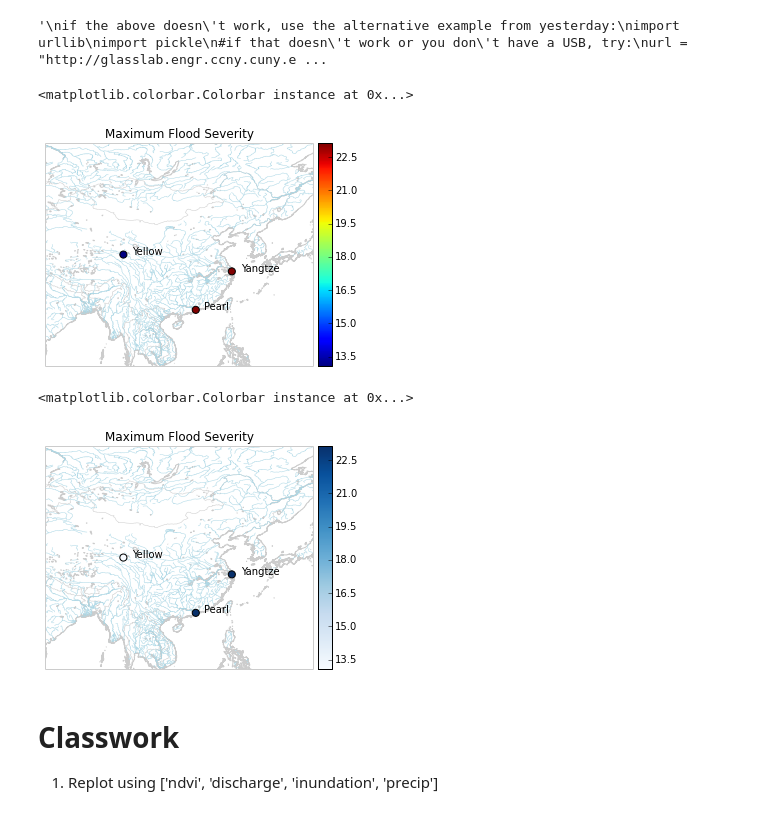
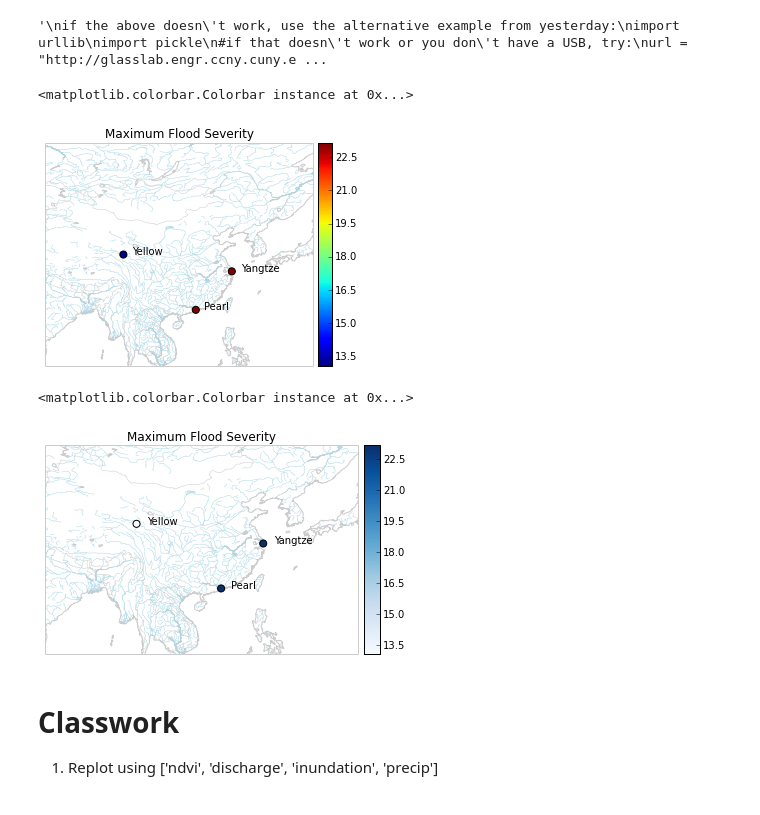
Before and after one commit to story645/EAS213, a Jupyter notebook: notebooks/class4.ipynb, the cells around one changed output. Saved outputs shown, nothing was run; the diff lists cells and outputs as text; code cells hidden in the pictures.

Commit message:
added extra graphs and updated instructions

```diff
--- a/notebooks/class4.ipynb
+++ b/notebooks/class4.ipynb
@@ -81,7 +98,7 @@ lon = 113.7333
 fig = plt.figure()
 ax = fig.add_subplot(1,1,1)
 #change the bounding box for the river delta
-m = Basemap(projection='cyl', ax=ax, resolution = 'h',
+m = Basemap(projection='cyl', ax=ax, resolution = 'l',
             llcrnrlat=10,urcrnrlat=40, llcrnrlon=100,urcrnrlon=140)
 
 border_color = '0.8'
@@ -126,7 +143,7 @@ Index([u'Amazon', u'Amur', u'Ganges', u'Brahmani', u'Burdekin', u'Chao Phraya',
 fig = plt.figure()
 ax = fig.add_subplot(1,1,1)
 #change the bounding box for the river delta
-m = Basemap(projection='cyl', ax=ax, resolution = 'h',
+m = Basemap(projection='cyl', ax=ax, resolution = 'l',
             llcrnrlat=10,urcrnrlat=60, llcrnrlon=80,urcrnrlon=140)
 border_color = '0.8'
 m.drawcoastlines(color=border_color)
@@ -156,44 +173,44 @@ im = m.scatter(xs,ys, s=50,c=vals, zorder=100)
 m.colorbar(im, ax=ax)
 # %% [output]
 <matplotlib.colorbar.Colorbar instance at 0x...>
-[figure, old version]
+[figure, new version]
 # %%
 #make the scatter colors mean something
 fig = plt.figure()
 ax = fig.add_subplot(1,1,1)
 #change the bounding box for the river delta
-m = Basemap(projection='cyl', ax=ax, resolution = 'h',
-            llcrnrlat=10,urcrnrlat=60, llcrnrlon=80,urcrnrlon=140)
+m = Basemap(projection='cyl', ax=ax, resolution = 'l',
+            llcrnrlat=10,urcrnrlat=50, llcrnrlon=80,urcrnrlon=140)
 border_color = '0.8'
 m.drawcoastlines(color=border_color)
 m.drawcountries(color=border_color)
 m.drawmapboundary(color=border_color)
 m.drawrivers(color='lightblue', linewidth=.5)
 ax.set_title("Maximum Flood Severity")
 deltas = [('Pearl', 22.5333, 113.7333),
           ('Yellow',34.9219, 97.5119),
           ('Yangtze',31.151636,121.8083)]
 
 xs = []
 ys = []
 vals = []
 for dn, lat, lon in deltas:
     #lats = y axis
     #lons = x axis
     x, y = m(lon, lat)
     val = data['flood'][dn].max()
     ax.text(x+2, y, dn)
     xs.append(x)
     ys.append(y)
     vals.append(val)
 #passing in a list of values for colors
 #colors the scatter based on the data value
 #change the color
 im = m.scatter(xs,ys, s=50, c=vals, cmap='Blues', zorder=100)
 m.colorbar(im, ax=ax)
 # %% [output]
 <matplotlib.colorbar.Colorbar instance at 0x...>
-[figure, old version]
+[figure, new version]
 # %% [markdown]
 Classwork
 ==========
```
Also changed, not shown: parts of 5 cells of this notebook, 2 other files.
